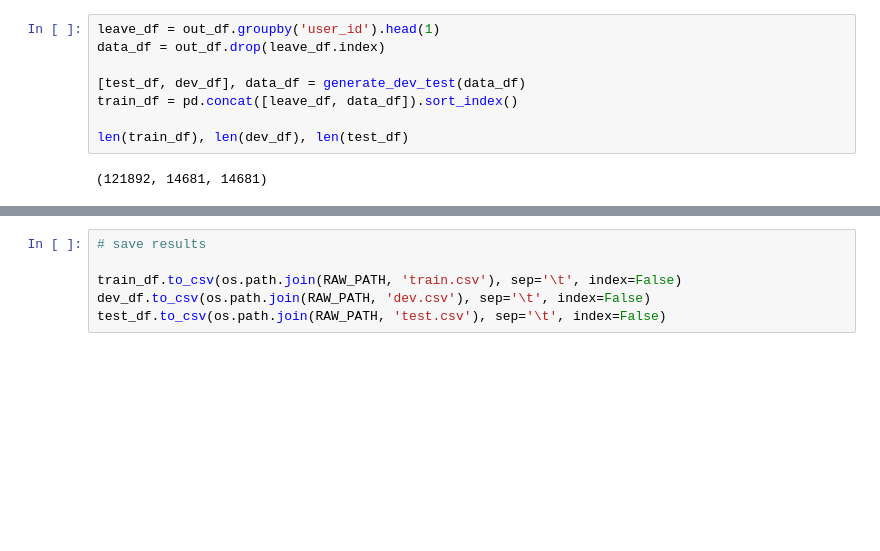
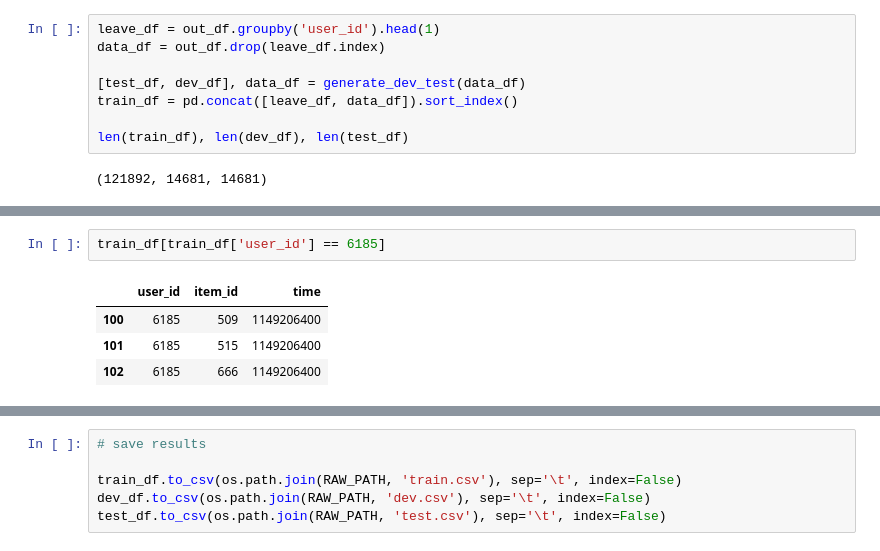
Before and after one commit to maneelusf/extpersonalization, a Jupyter notebook: data/Amazon.ipynb, the cells around one changed output, grey strips where cells are left out. Cells and saved outputs as stored; diff of their text form; blank space fills up the shorter version.

```diff
--- a/data/Amazon.ipynb
+++ b/data/Amazon.ipynb
@@ -195 +195,8 @@ train_df.head()
+# %%
+train_df[train_df['user_id'] == 6185]
+# %% [output]
+|  | user_id | item_id | time |
+| 100 | 6185 | 509 | 1149206400 |
+| 101 | 6185 | 515 | 1149206400 |
+| 102 | 6185 | 666 | 1149206400 |
 # %%
```
Also changed, not shown: parts of 7 cells of this notebook, 4 other files.
